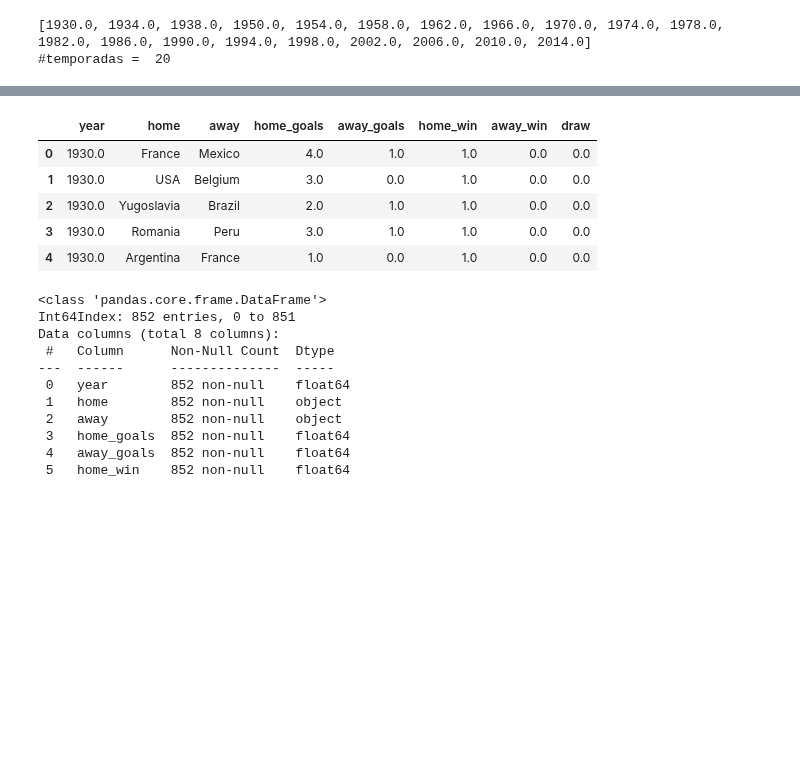
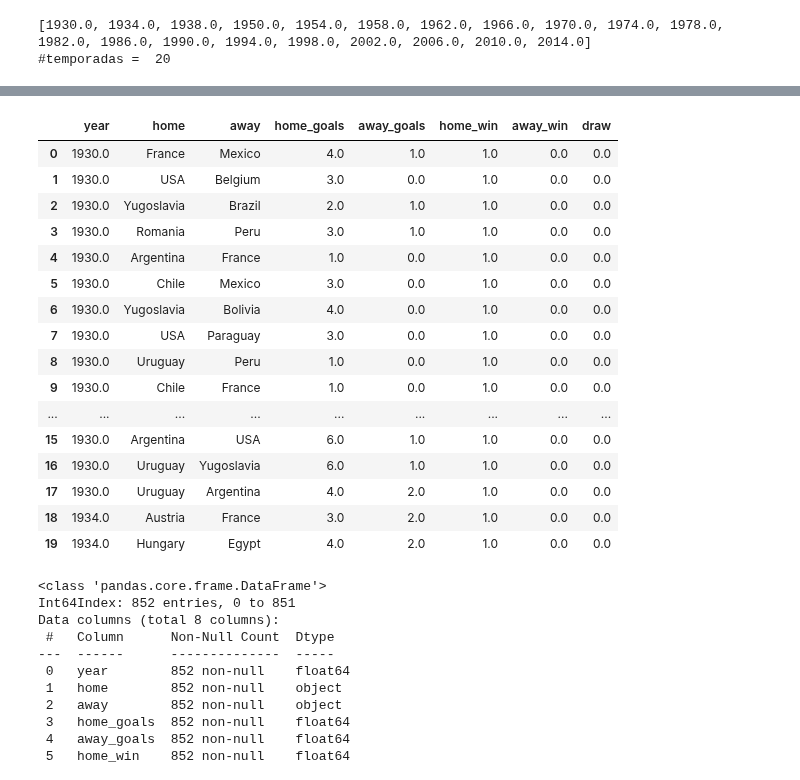
Before and after one commit to jesusossian/complex_networks, a Jupyter notebook: notebooks/datasets_worldcup.ipynb, the cells around one changed output, grey strips where cells are left out. Saved outputs shown, nothing was run; the diff lists cells and outputs as text; code cells hidden in the pictures; blank space fills up the shorter version.

```diff
--- a/notebooks/datasets_worldcup.ipynb
+++ b/notebooks/datasets_worldcup.ipynb
@@ -182,20 +175,31 @@ print(list(vertice))
 # %%
 df['home_win'] = 0.0
 df['away_win'] = 0.0
 df['draw'] = 0.0
 
 df.loc[df['home_goals'] > df['away_goals'], 'home_win'] = 1.0
 df.loc[df['home_goals'] < df['away_goals'], 'away_win'] = 1.0
 df.loc[df['home_goals'] == df['away_goals'], 'draw'] = 1.0
 
-df.head()
+df.head(20)
 # %% [output]
 |  | year | home | away | home_goals | away_goals | home_win | away_win | draw |
 | 0 | 1930.0 | France | Mexico | 4.0 | 1.0 | 1.0 | 0.0 | 0.0 |
 | 1 | 1930.0 | USA | Belgium | 3.0 | 0.0 | 1.0 | 0.0 | 0.0 |
 | 2 | 1930.0 | Yugoslavia | Brazil | 2.0 | 1.0 | 1.0 | 0.0 | 0.0 |
 | 3 | 1930.0 | Romania | Peru | 3.0 | 1.0 | 1.0 | 0.0 | 0.0 |
 | 4 | 1930.0 | Argentina | France | 1.0 | 0.0 | 1.0 | 0.0 | 0.0 |
+| 5 | 1930.0 | Chile | Mexico | 3.0 | 0.0 | 1.0 | 0.0 | 0.0 |
+| 6 | 1930.0 | Yugoslavia | Bolivia | 4.0 | 0.0 | 1.0 | 0.0 | 0.0 |
+| 7 | 1930.0 | USA | Paraguay | 3.0 | 0.0 | 1.0 | 0.0 | 0.0 |
+| 8 | 1930.0 | Uruguay | Peru | 1.0 | 0.0 | 1.0 | 0.0 | 0.0 |
+| 9 | 1930.0 | Chile | France | 1.0 | 0.0 | 1.0 | 0.0 | 0.0 |
+| ... | ... | ... | ... | ... | ... | ... | ... | ... |
+| 15 | 1930.0 | Argentina | USA | 6.0 | 1.0 | 1.0 | 0.0 | 0.0 |
+| 16 | 1930.0 | Uruguay | Yugoslavia | 6.0 | 1.0 | 1.0 | 0.0 | 0.0 |
+| 17 | 1930.0 | Uruguay | Argentina | 4.0 | 2.0 | 1.0 | 0.0 | 0.0 |
+| 18 | 1934.0 | Austria | France | 3.0 | 2.0 | 1.0 | 0.0 | 0.0 |
+| 19 | 1934.0 | Hungary | Egypt | 4.0 | 2.0 | 1.0 | 0.0 | 0.0 |
 # %%
 df.info()
 # %% [output]
```
Also changed, not shown: parts of 7 cells of this notebook, 9 other files.
